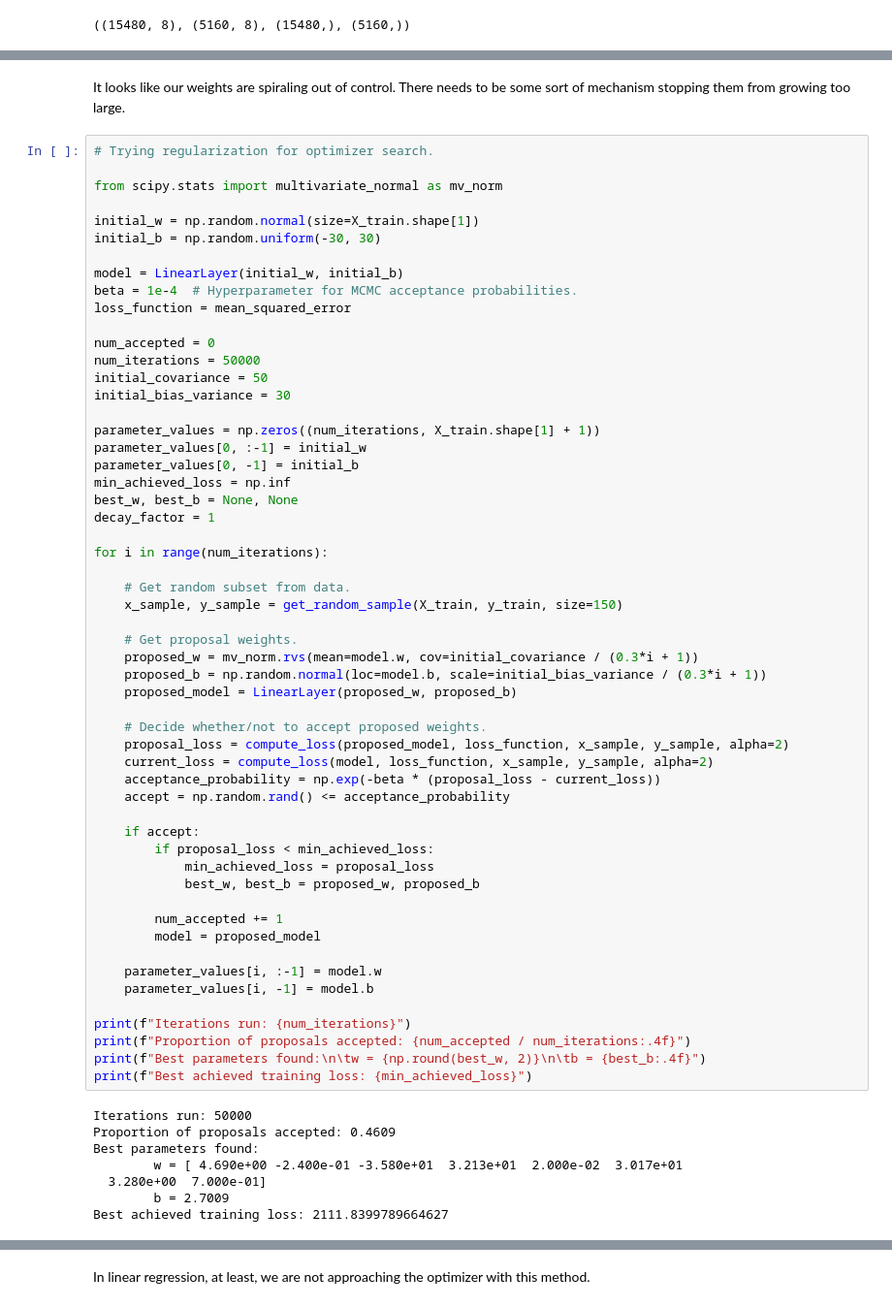
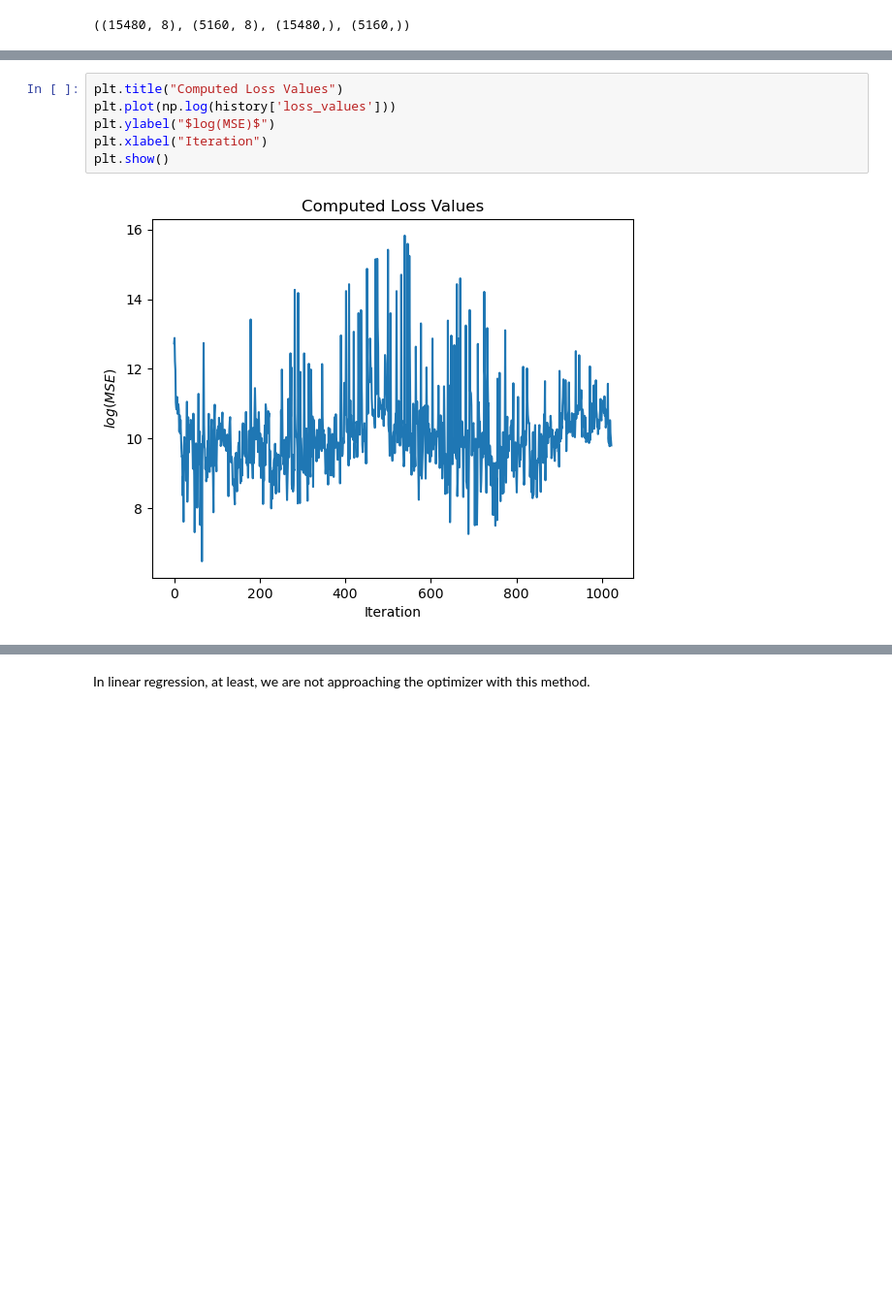
Before and after one commit to spencermyoung513/neural-net-mcmc-optimization, a Jupyter notebook: linear_regression.ipynb, the cells around one changed output, grey strips where cells are left out. Shown at 97% size. Saved outputs shown, nothing was run; the diff lists cells and outputs as text; blank space fills up the shorter version.

```diff
--- a/linear_regression.ipynb
+++ b/linear_regression.ipynb
@@ -204,65 +164,8 @@ mean_squared_error(y_test, best_model.forward(X_test))
-# %% [markdown]
-It looks like our weights are spiraling out of control. There needs to be some sort of mechanism stopping them from growing too large.
-# %%
-# Trying regularization for optimizer search.
-
-from scipy.stats import multivariate_normal as mv_norm
-
-initial_w = np.random.normal(size=X_train.shape[1])
-initial_b = np.random.uniform(-30, 30)
-
-model = LinearLayer(initial_w, initial_b)
-beta = 1e-4  # Hyperparameter for MCMC acceptance probabilities.
-loss_function = mean_squared_error
-
-num_accepted = 0
-num_iterations = 50000
-initial_covariance = 50
-initial_bias_variance = 30
-
-parameter_values = np.zeros((num_iterations, X_train.shape[1] + 1))
-parameter_values[0, :-1] = initial_w
-parameter_values[0, -1] = initial_b
-min_achieved_loss = np.inf
-best_w, best_b = None, None
-decay_factor = 1
-
-for i in range(num_iterations):
-
-    # Get random subset from data.
-    x_sample, y_sample = get_random_sample(X_train, y_train, size=150)
-
-    # Get proposal weights.
-    proposed_w = mv_norm.rvs(mean=model.w, cov=initial_covariance / (0.3*i + 1))
-    proposed_b = np.random.normal(loc=model.b, scale=initial_bias_variance / (0.3*i + 1))
-    proposed_model = LinearLayer(proposed_w, proposed_b)
-
-    # Decide whether/not to accept proposed weights.
-    proposal_loss = compute_loss(proposed_model, loss_function, x_sample, y_sample, alpha=2)
-    current_loss = compute_loss(model, loss_function, x_sample, y_sample, alpha=2)
-    acceptance_probability = np.exp(-beta * (proposal_loss - current_loss))
-    accept = np.random.rand() <= acceptance_probability
-
-    if accept:
-        if proposal_loss < min_achieved_loss:
-            min_achieved_loss = proposal_loss
-            best_w, best_b = proposed_w, proposed_b
-
-        num_accepted += 1
-        model = proposed_model
-
-    parameter_values[i, :-1] = model.w
-    parameter_values[i, -1] = model.b
-
-print(f"Iterations run: {num_iterations}")
-print(f"Proportion of proposals accepted: {num_accepted / num_iterations:.4f}")
-print(f"Best parameters found:\n\tw = {np.round(best_w, 2)}\n\tb = {best_b:.4f}")
-print(f"Best achieved training loss: {min_achieved_loss}")
-# %% [output]
-Iterations run: 50000
-Proportion of proposals accepted: 0.4609
-Best parameters found:
-        w = [ 4.690e+00 -2.400e-01 -3.580e+01  3.213e+01  2.000e-02  3.017e+01
-  3.280e+00  7.000e-01]
-        b = 2.7009
-Best achieved training loss: 2111.8399789664627
+# %%
+plt.title("Computed Loss Values")
+plt.plot(np.log(history['loss_values']))
+plt.ylabel("$log(MSE)$")
+plt.xlabel("Iteration")
+plt.show()
+# %% [output]
+[figure, added]
```
Also changed, not shown: parts of 16 cells of this notebook, 1 other file.
